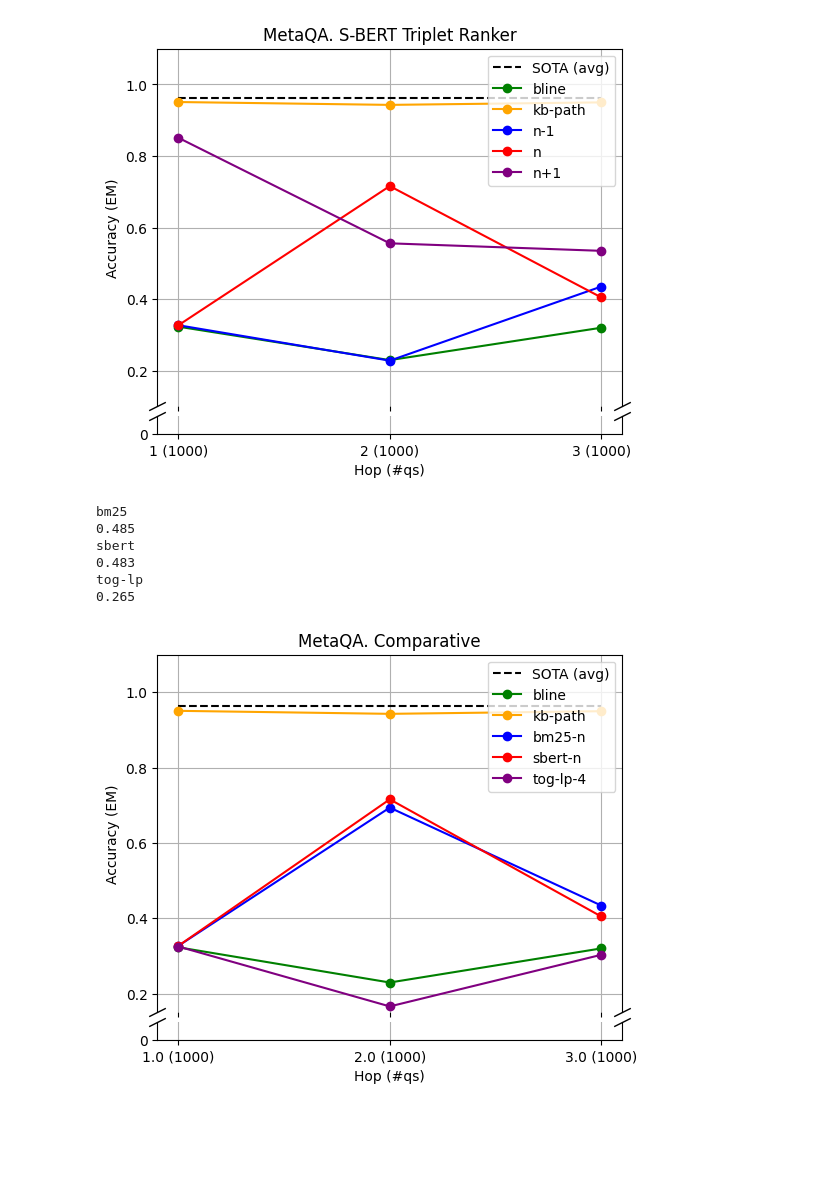
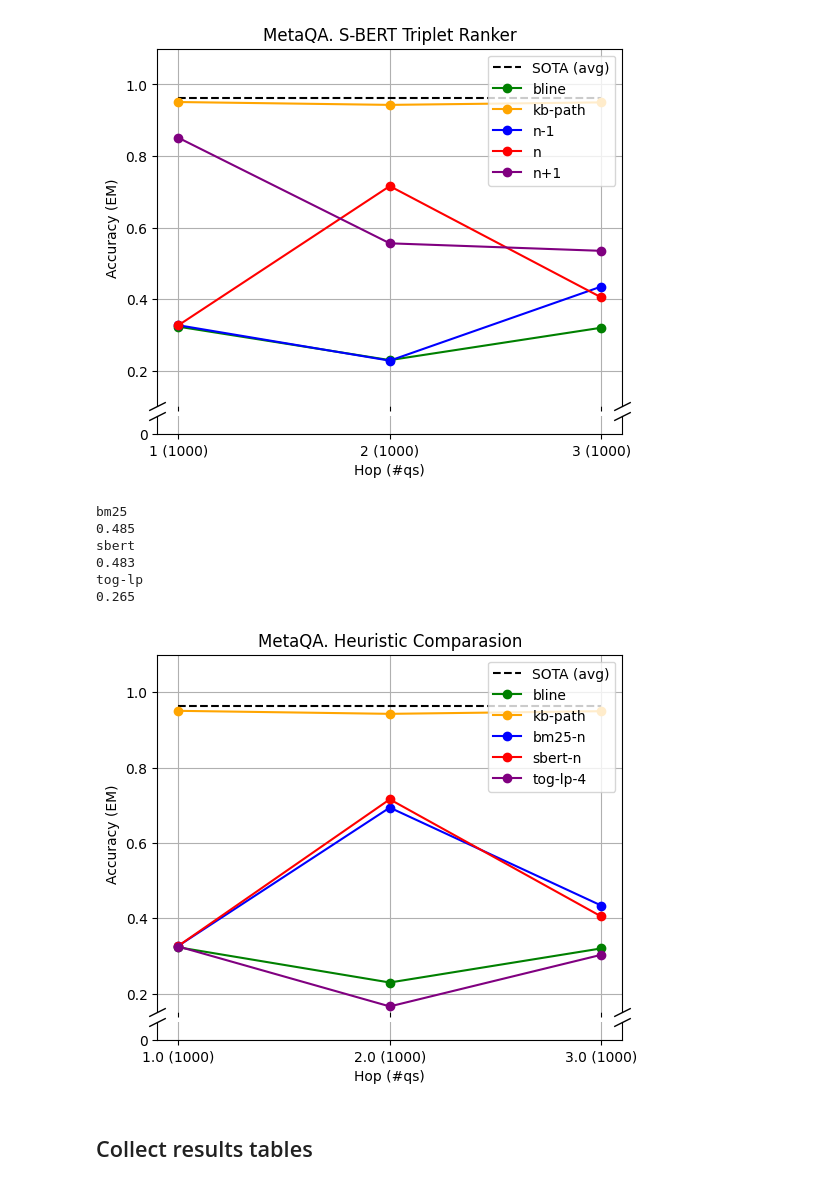
Before and after one commit to plaunezkiy/dissertation, a Jupyter notebook: code/2_kg_inference/results/mqa_results.ipynb, the cells around one changed output. Cells and saved outputs as stored; diff of their text form; code cells hidden in the pictures; blank space fills up the shorter version.

```diff
--- a/code/2_kg_inference/results/mqa_results.ipynb
+++ b/code/2_kg_inference/results/mqa_results.ipynb
@@ -440,32 +448,34 @@ datas = {
 #
 plot_sota(ax)
 for j,k in enumerate(datas.keys()):
     ax.plot(
         data.index.values.astype(int), datas[k],
         color=colors[k], label=k, marker="o",
 
     )
 plt.xticks(data.index.values.astype(int), [f"{i} ({data.loc[i, 'total']})" for i in data.index.values])
 
 
-ax.set_title("MetaQA. Comparative")
+ax.set_title("MetaQA. Heuristic Comparasion")
 plt.xlabel("Hop (#qs)")
 ax.set_ylabel("Accuracy (EM)")
 ax.legend()
 plt.grid()
 print(
     "bm25", round(sum(bm25) / len(bm25), 3),
     "sbert", round(sum(sbert) / len(sbert), 3),
     "tog-lp", round(sum(data["tog-lp-4_p"]) / len(data["tog-lp-4_p"]), 3),
     sep="\n"
 )
 # Display the plot
 plt.show()
 # %% [output]
 bm25
 0.485
 sbert
 0.483
 tog-lp
 0.265
-[figure, old version]
+[figure, new version]
+# %% [markdown]
+## Collect results tables
```
Also changed, not shown: parts of 7 cells of this notebook, 10 other files.
